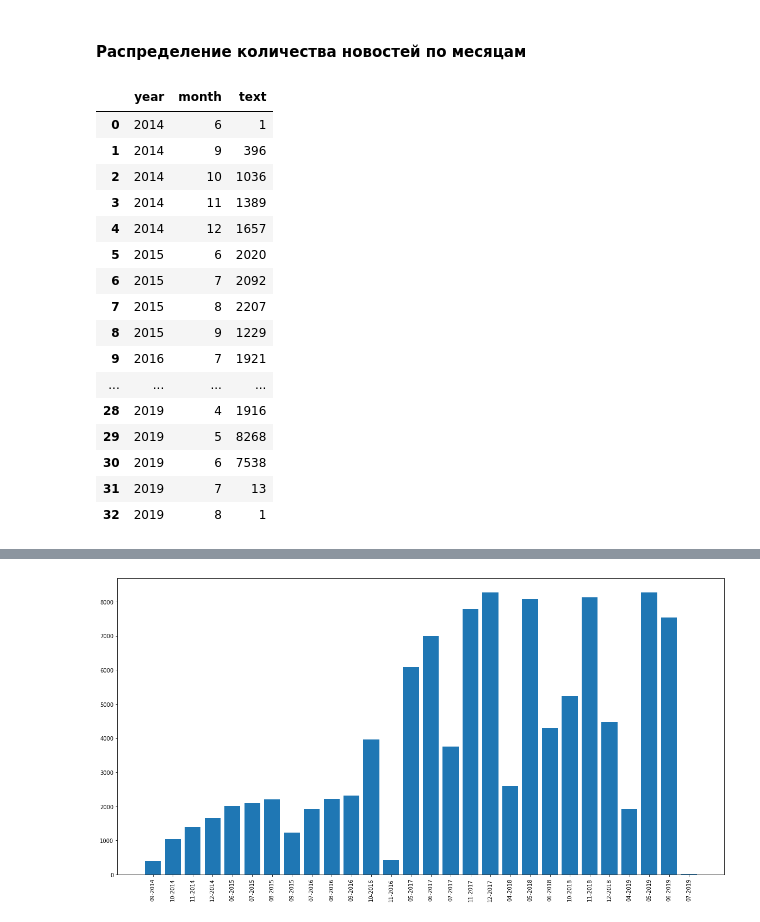
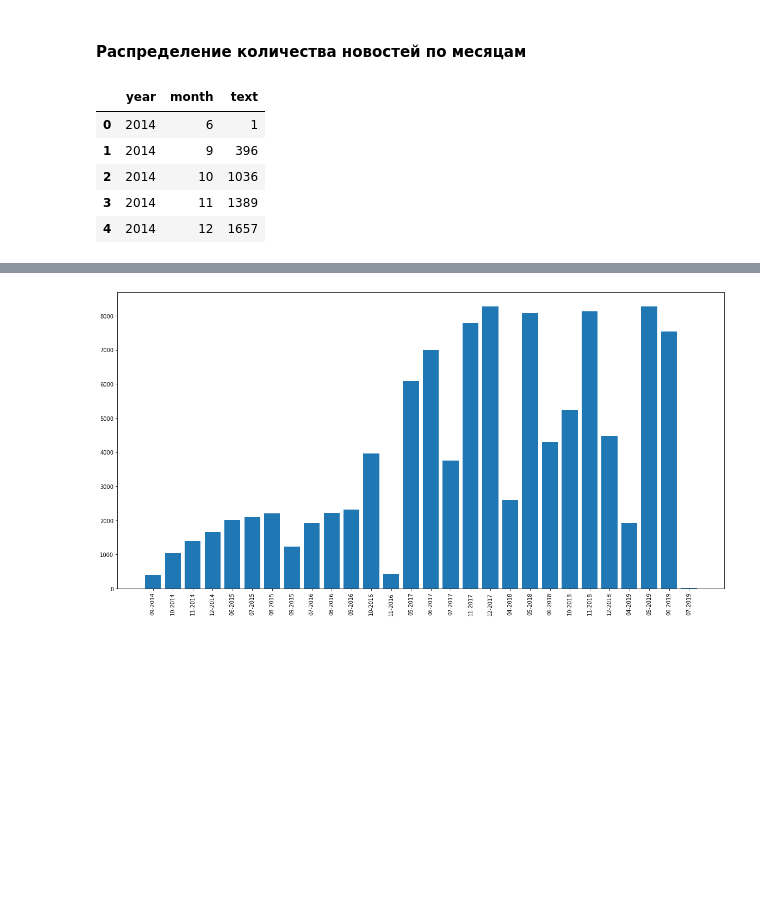
Before and after one commit to vetedde/proj_news_viz, a Jupyter notebook: analysis/news_source_analysis_rt.ipynb, the cells around one changed output, grey strips where cells are left out. Drawn from its saved outputs; the diff is of its cells as text; code cells hidden in the pictures; blank space fills up the shorter version.

```diff
--- a/analysis/news_source_analysis_rt.ipynb
+++ b/analysis/news_source_analysis_rt.ipynb
@@ -172,25 +166,14 @@ data_rt['year'] = data_rt.date.apply(lambda x: x.year)
 # Создадим отдельный датасет посчитаем количество новостей в разрезе месяца и года
 df = data_rt.groupby(['year', 'month']).text.nunique().reset_index()
 # %%
-df
+df.head()
 # %% [output]
 |  | year | month | text |
 | 0 | 2014 | 6 | 1 |
 | 1 | 2014 | 9 | 396 |
 | 2 | 2014 | 10 | 1036 |
 | 3 | 2014 | 11 | 1389 |
 | 4 | 2014 | 12 | 1657 |
-| 5 | 2015 | 6 | 2020 |
-| 6 | 2015 | 7 | 2092 |
-| 7 | 2015 | 8 | 2207 |
-| 8 | 2015 | 9 | 1229 |
-| 9 | 2016 | 7 | 1921 |
-| ... | ... | ... | ... |
-| 28 | 2019 | 4 | 1916 |
-| 29 | 2019 | 5 | 8268 |
-| 30 | 2019 | 6 | 7538 |
-| 31 | 2019 | 7 | 13 |
-| 32 | 2019 | 8 | 1 |
 # %%
 df['month_year'] = df[['month', 'year']].apply(lambda x: '-'.join(['0'+str(x.month) if x.month<10 else str(x.month),
                                                                   str(x.year)]),
```
Also changed, not shown: parts of 34 cells of this notebook, 2 other files.
